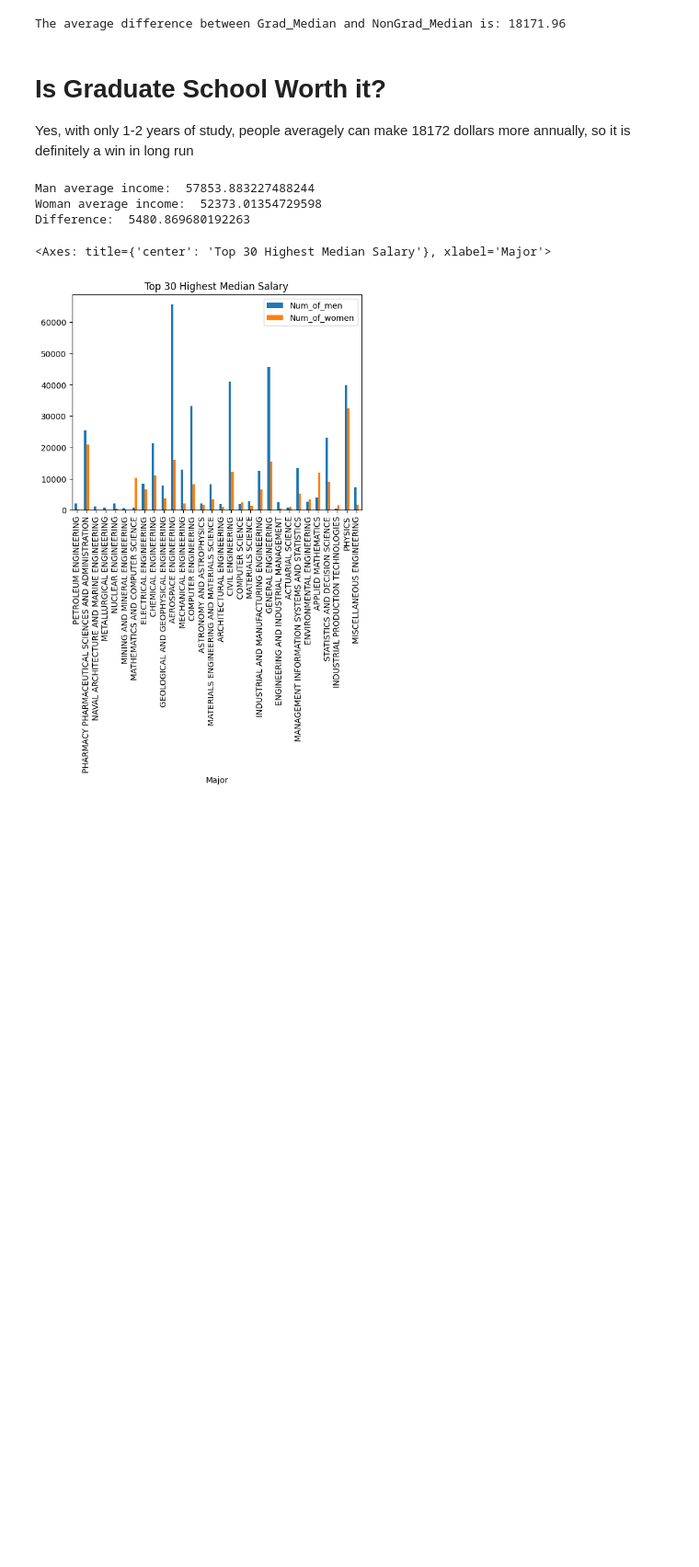
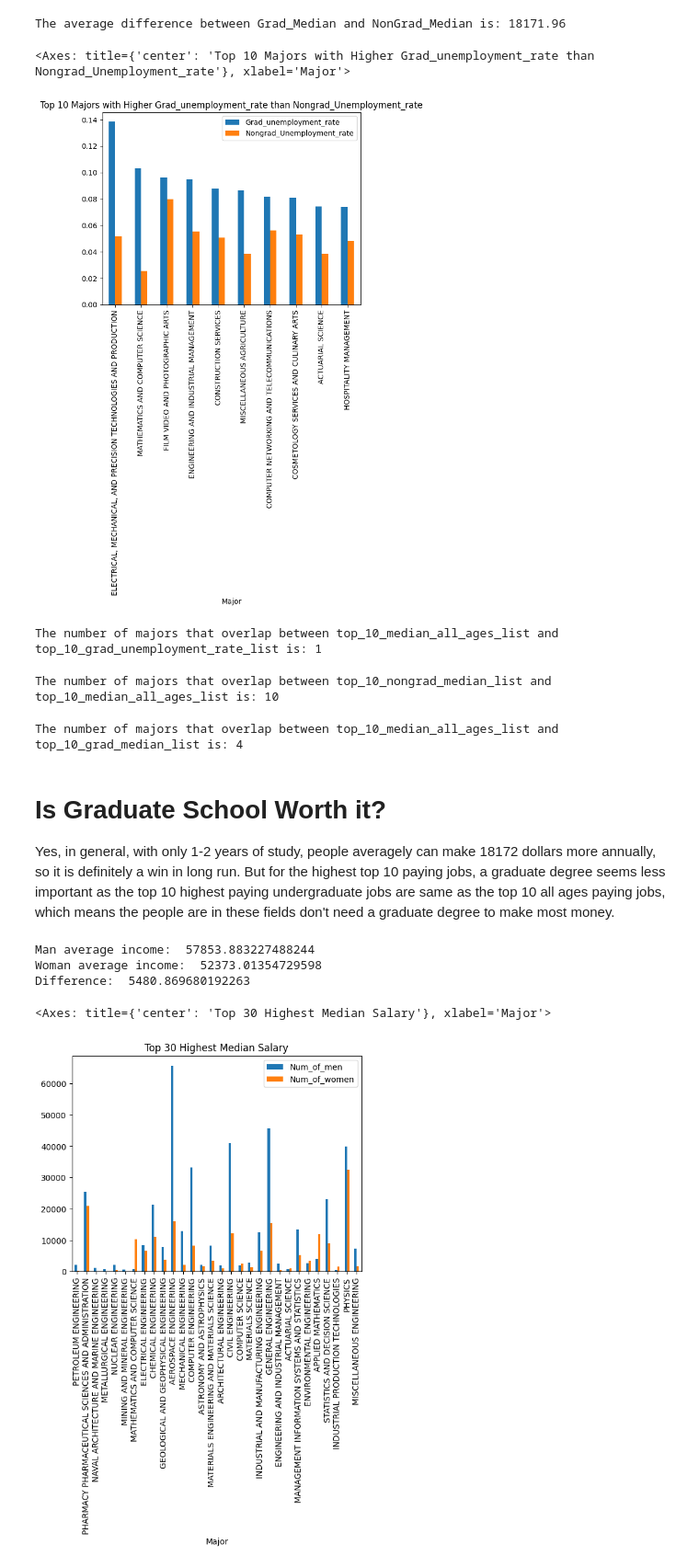
Before and after one commit to Li-Haowei/Grads-Revenue-Research, a Jupyter notebook: main.ipynb, the cells around one changed output. Shown at 92% size. Saved outputs shown, nothing was run; the diff lists cells and outputs as text; code cells hidden in the pictures; blank space fills up the shorter version.

```diff
--- a/main.ipynb
+++ b/main.ipynb
@@ -71,9 +97,46 @@ nongrad_median = new_df["Nongrad_median"].mean().round(2)
 print("The average difference between Grad_Median and NonGrad_Median is: " + str(grad_median - nongrad_median))
 # %% [output]
 The average difference between Grad_Median and NonGrad_Median is: 18171.96
+# %%
+# find the top 10 majors that has higher Grad_unemployment_rate than Nongrad_Unemployment_rate, and ranked from highest to lowest
+top_10_grad_unemployment_rate = new_df[new_df["Grad_unemployment_rate"] > new_df["Nongrad_Unemployment_rate"]].sort_values("Grad_unemployment_rate", ascending=False).head(10)
+# store the top 10 majors in a list
+top_10_grad_unemployment_rate_list = top_10_grad_unemployment_rate["Major"].tolist()
+# display the top 10 majors that has higher Grad_unemployment_rate than Nongrad_Unemployment_rate, and ranked from highest to lowest
+top_10_grad_unemployment_rate.plot.bar(x="Major", y=["Grad_unemployment_rate", "Nongrad_Unemployment_rate"], title="Top 10 Majors with Higher Grad_unemployment_rate than Nongrad_Unemployment_rate", legend=True)
+# %% [output]
+<Axes: title={'center': 'Top 10 Majors with Higher Grad_unemployment_rate than Nongrad_Unemployment_rate'}, xlabel='Major'>
+[figure, added]
+# %%
+# top_10_median_all_ages_list and top_10_grad_unemployment_rate_list overlap
+counter = 0
+for major in top_10_median_all_ages_list:
+    if major in top_10_grad_unemployment_rate_list:
+        counter += 1
+print("The number of majors that overlap between top_10_median_all_ages_list and top_10_grad_unemployment_rate_list is: " + str(counter))
+# %% [output]
+The number of majors that overlap between top_10_median_all_ages_list and top_10_grad_unemployment_rate_list is: 1
+# %%
+# top_10_nongrad_median_list and top_10_median_all_ages_list overlap
+counter = 0
+for major in top_10_nongrad_median_list:
+    if major in top_10_median_all_ages_list:
+        counter += 1
+print("The number of majors that overlap between top_10_nongrad_median_list and top_10_median_all_ages_list is: " + str(counter))
+# %% [output]
+The number of majors that overlap between top_10_nongrad_median_list and top_10_median_all_ages_list is: 10
+# %%
+# top_10_median_all_ages_list and top_10_grad_median_list overlap
+counter = 0
+for major in top_10_median_all_ages_list:
+    if major in top_10_grad_median_list:
+        counter += 1
+print("The number of majors that overlap between top_10_median_all_ages_list and top_10_grad_median_list is: " + str(counter))
+# %% [output]
+The number of majors that overlap between top_10_median_all_ages_list and top_10_grad_median_list is: 4
 # %% [markdown]
 # Is Graduate School Worth it?
-Yes, with only 1-2 years of study, people averagely can make 18172 dollars more annually, so it is definitely a win in long run
+Yes, in general, with only 1-2 years of study, people averagely can make 18172 dollars more annually, so it is definitely a win in long run. But for the highest top 10 paying jobs, a graduate degree seems less important as the top 10 highest paying undergraduate jobs are same as the top 10  all ages paying jobs, which means the people are in these fields don't need a graduate degree to make most money.
 # %%
 # Man average income
 average_income_of_men = (new_df['Median_all_ages'] * new_df['Num_of_men']).sum() / new_df['Num_of_men'].sum()
```
Also changed, not shown: parts of 6 cells of this notebook.
